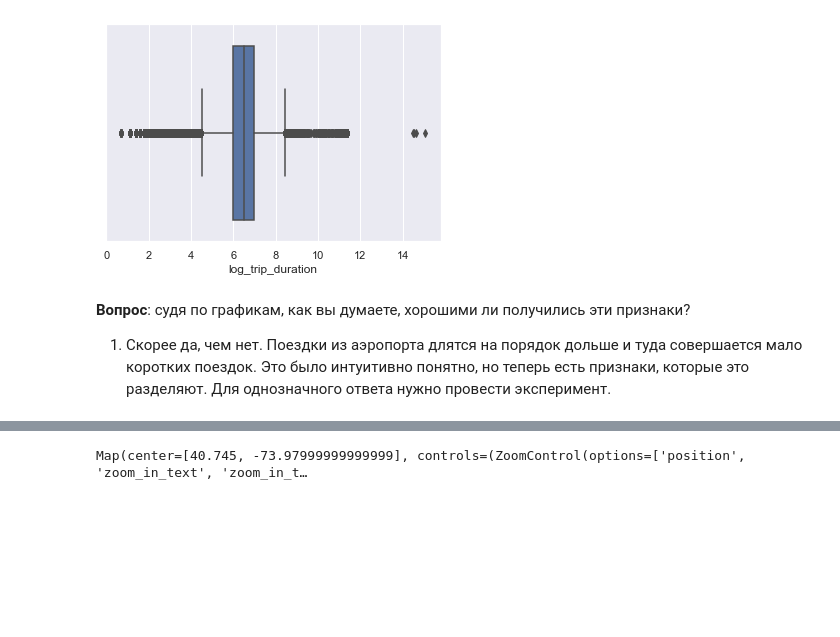
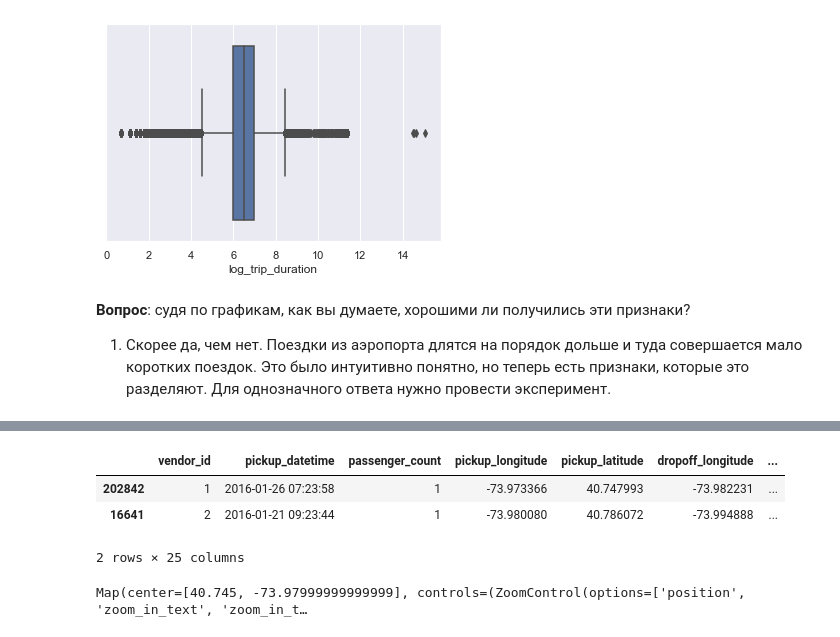
Before and after one commit to DataStas/cv_StanislavS, a Jupyter notebook: taxi/taxi.ipynb, the cells around one changed output, grey strips where cells are left out. Drawn from its saved outputs; the diff is of its cells as text; code cells hidden in the pictures; blank space fills up the shorter version.

```diff
--- a/taxi/taxi.ipynb
+++ b/taxi/taxi.ipynb
@@ -862,10 +814,16 @@ class MapGridTransformer(BaseEstimator, TransformerMixin):
 # %%
 test_sample = df.sample(100)
 main_grid = np.array([[40.70, -74.02],[40.70, -73.94],
           [40.79, -73.94],[40.79, -74.02]])
 
 a = MapGridTransformer(main_grid, 3, 3)
-test_cut = a.transform_slow(test_sample)
+test_cut = a.transform(test_sample)
+test_cut.head(2)
+# %% [output]
+|  | vendor_id | pickup_datetime | passenger_count | pickup_longitude | pickup_latitude | dropoff_longitude | ... |
+| 202842 | 1 | 2016-01-26 07:23:58 | 1 | -73.973366 | 40.747993 | -73.982231 | ... |
+| 16641 | 2 | 2016-01-21 09:23:44 | 1 | -73.980080 | 40.786072 | -73.994888 | ... |
+2 rows × 25 columns
 # %%
 a.show_map(test_cut.iloc[0:5,:], "dropoff_latitude", "dropoff_longitude", "green")
 # %% [output]
```
Also changed, not shown: parts of 44 cells of this notebook, 1 other file.
